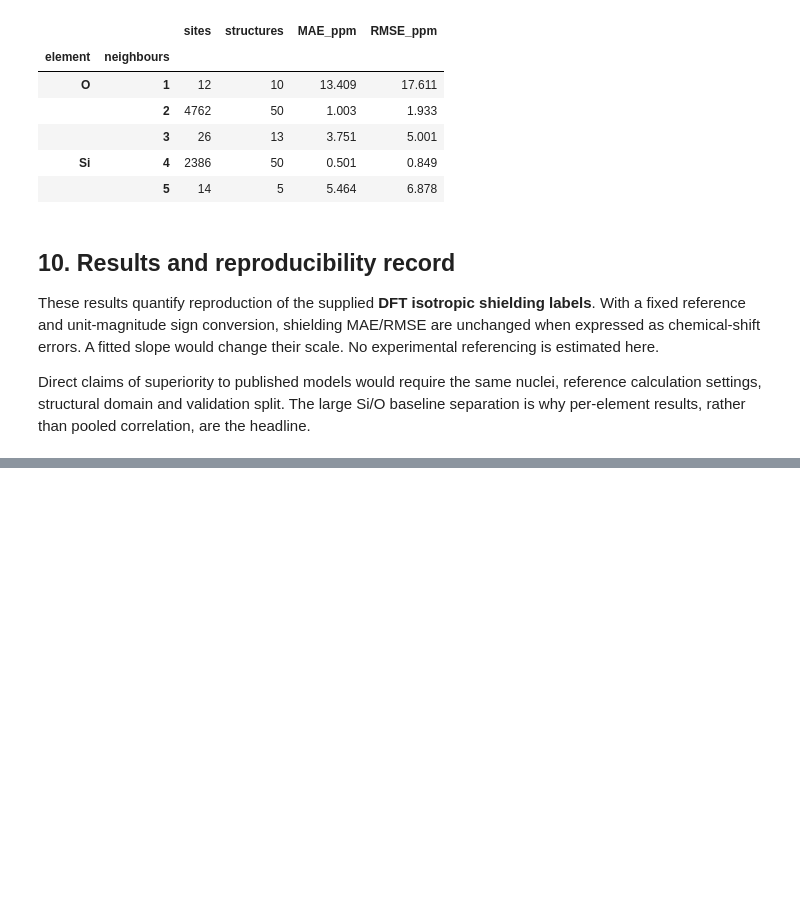
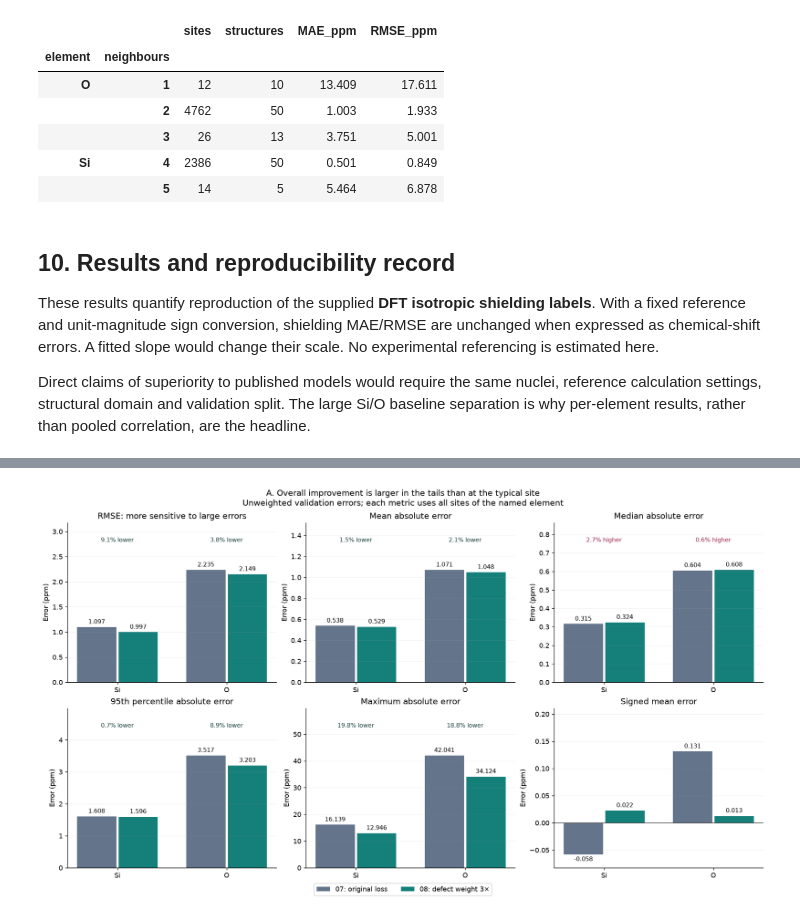
Before and after one commit to LouisM1/NequIP_experiments, a Jupyter notebook: experiments/08-TensorNequIP-MSIsotropy-Coord3x-Validation.ipynb, the cells around one changed output, grey strips where cells are left out. Saved outputs shown, nothing was run; the diff lists cells and outputs as text; code cells hidden in the pictures; blank space fills up the shorter version.

```diff
--- a/experiments/08-TensorNequIP-MSIsotropy-Coord3x-Validation.ipynb
+++ b/experiments/08-TensorNequIP-MSIsotropy-Coord3x-Validation.ipynb
@@ -731,0 +701,88 @@ This supports continuing the coordination-weighting experiment, but does not est
+# %%
+# Recompute experiment 07 on exactly the same validation geometries.
+BASELINE_RUN = PROJECT / 'graph-pes-results/TensorNequIP-NMR-9065266'
+baseline_model = torch.load(BASELINE_RUN / 'model.pt', map_location='cpu', weights_only=False)
+baseline_checkpoint = torch.load(BASELINE_RUN / 'checkpoints/best.ckpt', map_location='cpu', weights_only=False)
+assert same_state({k.removeprefix('model.'):v for k,v in baseline_checkpoint['state_dict'].items()
+                   if k.startswith('model.')}, baseline_model.state_dict())
+baseline_epoch = int(baseline_checkpoint['epoch']) + 1
+baseline_model.eval().requires_grad_(False)
+baseline_predictions = []
+for atoms in structures['valid']:
+    graph = AtomicGraph.from_ase(atoms, cutoff=float(baseline_model.cutoff))
+    assert not graph.properties and not graph.other
+    with torch.no_grad():
+        values = baseline_model.predict(graph, ['tensor'])['tensor'].cpu().numpy().copy()
+    assert values.shape == (len(atoms),) and np.isfinite(values).all()
+    baseline_predictions.append(values)
+baseline_sites = coordination_sites.copy()
+baseline_sites['prediction_ppm'] = np.concatenate(baseline_predictions)
+baseline_sites['error_ppm'] = baseline_sites.prediction_ppm - baseline_sites.reference_ppm
+baseline_sites['absolute_error_ppm'] = baseline_sites.error_ppm.abs()
+assert len(baseline_sites) == len(coordination_sites) == 7200
+baseline_metrics = pd.DataFrame([
+    {'split':'valid','element':el,**score(g.reference_ppm,g.prediction_ppm)}
+    for el,g in baseline_sites.groupby('element')]).set_index(['split','element'])
+baseline_coordination = pd.DataFrame([
+    {'element':el,'group':name,'sites':len(g),**score(g.reference_ppm,g.prediction_ppm)}
+    for (el,name),g in baseline_sites.groupby(['element','group'])]).set_index(['element','group'])
+baseline_detail = pd.DataFrame([
+    {'element':el,'neighbours':int(c),'sites':len(g),**score(g.reference_ppm,g.prediction_ppm)}
+    for (el,c),g in baseline_sites.groupby(['element','opposite_element_neighbours'])]).set_index(['element','neighbours'])
+comparison_fields = ['MAE_ppm','RMSE_ppm','median_AE_ppm','p95_AE_ppm','max_AE_ppm','bias_ppm']
+comparison = metrics[comparison_fields].join(baseline_metrics[comparison_fields],lsuffix='_3x',rsuffix='_original')
+comparison['RMSE_change_pct'] = 100*(comparison.RMSE_ppm_3x/comparison.RMSE_ppm_original-1)
+coordination_comparison = coordination_metrics[['sites','MAE_ppm','RMSE_ppm']].join(
+    baseline_coordination[['MAE_ppm','RMSE_ppm']],lsuffix='_3x',rsuffix='_original')
+coordination_comparison['RMSE_change_pct'] = 100*(coordination_comparison.RMSE_ppm_3x/coordination_comparison.RMSE_ppm_original-1)
+baseline_summary = yaml.safe_load((BASELINE_RUN/'summary.yaml').read_text())
+assert np.isclose(np.mean(baseline_sites.error_ppm**2),baseline_summary['early_stopping/best_valid_loss']/1000,rtol=0.005)
+comparison_manifest = {'baseline_model_sha256':sha256(BASELINE_RUN/'model.pt'),
+    'baseline_best_epoch':baseline_epoch,'coord3x_best_epoch':best_epoch,'validation_sha256':data_hashes['valid'],
+    'evaluation':'Fresh, unweighted, paired predictions on identical validation sites; no test data.',
+    'percentage_definition':'100 * (old - new) / old; positive means improvement'}
+print(json.dumps(comparison_manifest,indent=2))
+display(comparison.round(4))
+display(coordination_comparison.round(4))
+del baseline_checkpoint, baseline_model
+OLD, NEW = '#64748b', '#157f79'
+RUN_LABELS = ['07: original loss','08: defect weight 3×']
+
+def paired_bars(ax, labels, old, new, title, ylabel='Error (ppm)', changes=True):
+    old,new = np.asarray(old),np.asarray(new)
+    x=np.arange(len(labels))
+    for shift,vals,color,label in [(-.19,old,OLD,RUN_LABELS[0]),(.19,new,NEW,RUN_LABELS[1])]:
+        bars=ax.bar(x+shift,vals,.36,color=color,label=label)
+        ax.bar_label(bars,fmt='%.3f',padding=3,fontsize=9)
+    ax.set_xticks(x,labels);ax.set_title(title);ax.set_ylabel(ylabel)
+    ax.axhline(0,color='#333333',lw=.7);ax.grid(axis='y',alpha=.15)
+    low=min(0,float(min(old.min(),new.min())))
+    high=max(float(max(old.max(),new.max())),.01)
+    span=high-low
+    ax.set_ylim(low-.13*span if low<0 else 0,high+.42*span)
+    if changes:
+        for i,(a,b) in enumerate(zip(old,new)):
+            reduction=100*(a-b)/a
+            ax.text(i,high+.25*span,f'{abs(reduction):.1f}% '+('lower' if reduction>=0 else 'higher'),
+                    ha='center',fontsize=9,color='#183e38' if reduction>=0 else '#9a244b')
+
+fig,axes=plt.subplots(2,3,figsize=(15,8.5),layout='constrained')
+for ax,(key,title) in zip(axes.flat,[('RMSE_ppm','RMSE: more sensitive to large errors'),
+    ('MAE_ppm','Mean absolute error'),('median_AE_ppm','Median absolute error'),
+    ('p95_AE_ppm','95th percentile absolute error'),('max_AE_ppm','Maximum absolute error'),('bias_ppm','Signed mean error')]):
+    paired_bars(ax,ELEMENTS,baseline_metrics.loc['valid'].loc[ELEMENTS,key],metrics.loc['valid'].loc[ELEMENTS,key],title,changes=key!='bias_ppm')
+fig.legend(*axes.flat[0].get_legend_handles_labels(),loc='outside lower center',ncol=2)
+fig.suptitle('A. Overall improvement is larger in the tails than at the typical site\nUnweighted validation errors; each metric uses all sites of the named element')
+plt.show()
+
+fig,axes=plt.subplots(1,2,figsize=(12,5.8),layout='constrained')
+for ax,el in zip(axes,ELEMENTS):
+    groups=['Common coordination','Other coordination']
+    a=baseline_coordination.loc[el].loc[groups];b=coordination_metrics.loc[el].loc[groups]
+    labels=[f'{name}\nn={int(row.sites):,}; {int(row.structures_containing_group)} structures'
+            for name,(_,row) in zip(['Normal','Defect'],b.iterrows())]
+    paired_bars(ax,labels,a.RMSE_ppm,b.RMSE_ppm,f'{el}: coordination-specific RMSE')
+fig.legend(*axes[0].get_legend_handles_labels(),loc='outside lower center',ncol=2)
+fig.suptitle(f'B. Defect-site RMSE: where the {-coordination_comparison.loc[("Si","Other coordination"),"RMSE_change_pct"]:.1f}% Si and {-coordination_comparison.loc[("O","Other coordination"),"RMSE_change_pct"]:.1f}% O improvements come from\nDefect = Si coordination ≠ 4 or O coordination ≠ 2, using Si–O distances < 2.2 Å')
+plt.show()
+# %% [output]
@@ -731,0 +807 @@ This supports continuing the coordination-weighting experiment, but does not est
+[figure, added]
```
Also changed, not shown: parts of 14 cells of this notebook, 14 other files.
